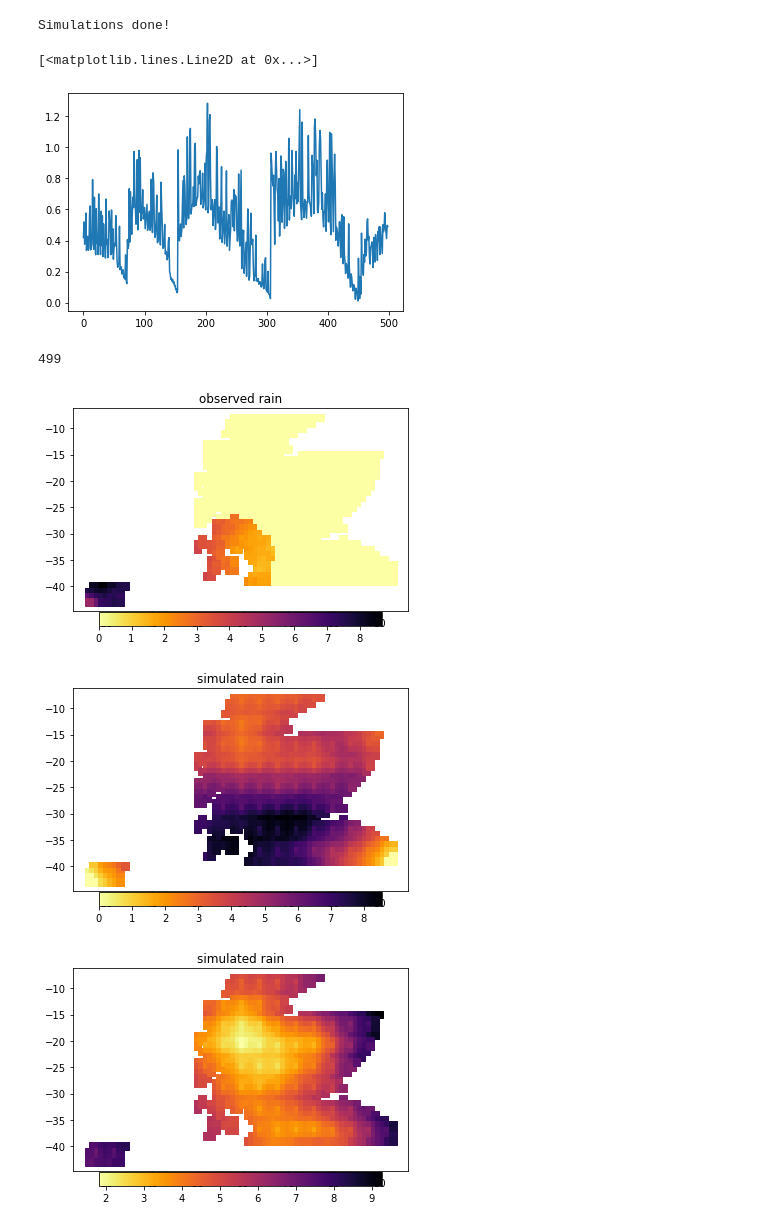
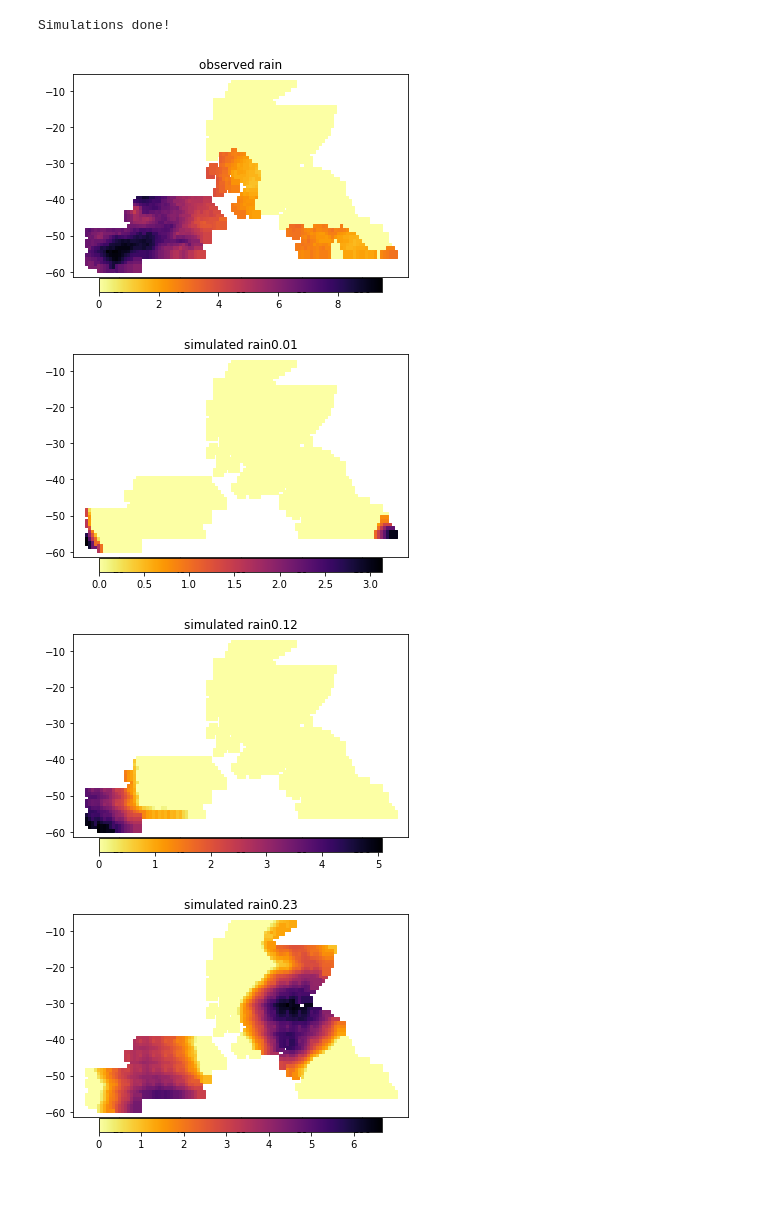
Before and after one commit to Huk-David/SpaDep_VCop, a Jupyter notebook: body/Forecasts.ipynb, the cells around one changed output. Saved outputs shown, nothing was run; the diff lists cells and outputs as text; code cells hidden in the pictures; blank space fills up the shorter version.

```diff
--- a/body/Forecasts.ipynb
+++ b/body/Forecasts.ipynb
@@ -114,10 +114,10 @@ for day in range(10):
 # Run this block to simulate. Change values at the top for day, samples, etc... Takes ~1:30m for all locations.
 
 sim_day = 0
-sim_locations = range(1000)
+sim_locations = range(2000)
 kernel_type = 'Matern'
 theta_values = [800,10] # MLE gave [4.01,3.08]
-nb_samples = 2
+nb_samples = 10
 
 #################################################################### Do not touch the rest ####################################################################
 
@@ -129,6 +129,7 @@ def g_Finv(day_id,loc_id,u): # take u to a value of rain according to the gamma
         return scs.gamma(scale=GNM_landonly[loc_id][1][day_id]*GNM_landonly[loc_id][0][day_id],a=1/GNM_landonly[loc_id][1][day_id]).ppf((u-1+GNM_landonly[loc_id][4][day_id])/GNM_landonly[loc_id][4][day_id])
 
 # Define censor levels pi on normal scale := di. This is done for the whole dataset, no need to touch.
+
 #censored_di = [[GNM_landonly[loc][4][day] for loc in range(4087)] for day in tqdm(range(7031))] # di[day][loc]
 #censored_di = scs.norm.ppf(np.array(censored_di))
 
@@ -205,27 +143,19 @@ class truncgauss():
-# %%
-plt.plot(simulated_us[0]-censored_di[0][:499])
-# %% [output]
-[<matplotlib.lines.Line2D at 0x...>]
-[figure, removed]
-# %%
-len(sim_locations[:-1])
-# %% [output]
-499
 # %%
 # Plotting simulated vs observed rain
 for day in [sim_day]:
     fig = plt.gcf()
     color = plt.cm.rainbow(np.linspace(0, 1, len(GNM_landonly)))
     plt.scatter([GNM_landonly[loc][5][1] for loc in sim_locations[:-1]],[-GNM_landonly[loc][5][0] for loc in sim_locations[:-1]],c=[GNM_landonly[loc][3][day] for loc in sim_locations[:-1]],cmap='inferno_r',s=60,marker='s')
     plt.colorbar(location='bottom',fraction=0.0652,pad=0.001)
     plt.title('observed rain')
     plt.show()
     for draw in range(nb_samples):
         plt.scatter([GNM_landonly[loc][5][1] for loc in sim_locations[:-1]],[-GNM_landonly[loc][5][0] for loc in sim_locations[:-1]],c=simulated_rain[draw],cmap='inferno_r',s=60,marker='s')
         plt.colorbar(location='bottom',fraction=0.0652,pad=0.001)
-        plt.title('simulated rain')
+        plt.title('simulated rain'+str(round(np.linspace(0.01,0.99,nb_samples)[draw],2)))
         plt.show()
 # %% [output]
-[figure, old version]
+[figure, new version]
-[figure, old version]
+[figure, new version]
-[figure, old version]
+[figure, new version]
+[figure, added]
```
Also changed, not shown: parts of 3 cells of this notebook, 1 other file.
